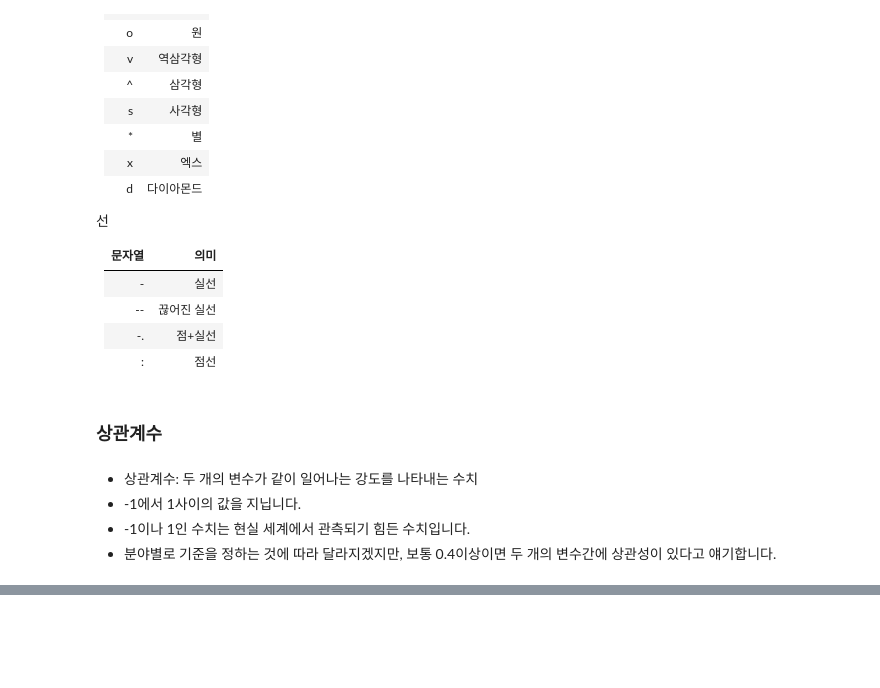
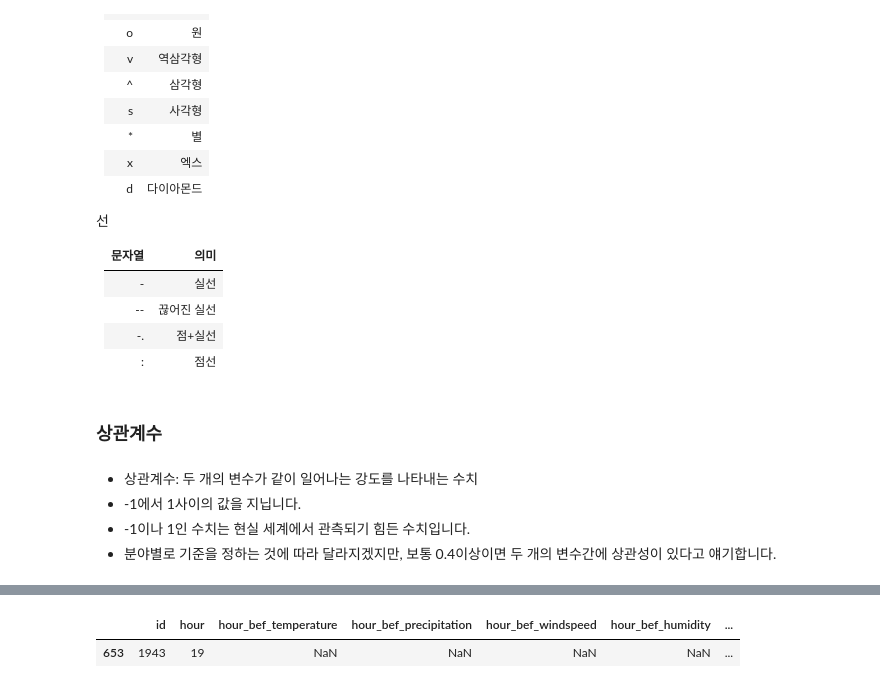
Before and after one commit to minddong59/Dacon, a Jupyter notebook: seoulbike.ipynb, the cells around one changed output, grey strips where cells are left out. Drawn from its saved outputs; the diff is of its cells as text; code cells hidden in the pictures; blank space fills up the shorter version.

```diff
--- a/seoulbike.ipynb
+++ b/seoulbike.ipynb
@@ -212,0 +314,5 @@ test.corr() #correlation coefficient
+# %%
+test[test['hour_bef_temperature'].isna()]
+# %% [output]
+|  | id | hour | hour_bef_temperature | hour_bef_precipitation | hour_bef_windspeed | hour_bef_humidity | ... |
+| 653 | 1943 | 19 | NaN | NaN | NaN | NaN | ... |
```
Also changed, not shown: parts of 19 cells of this notebook.
